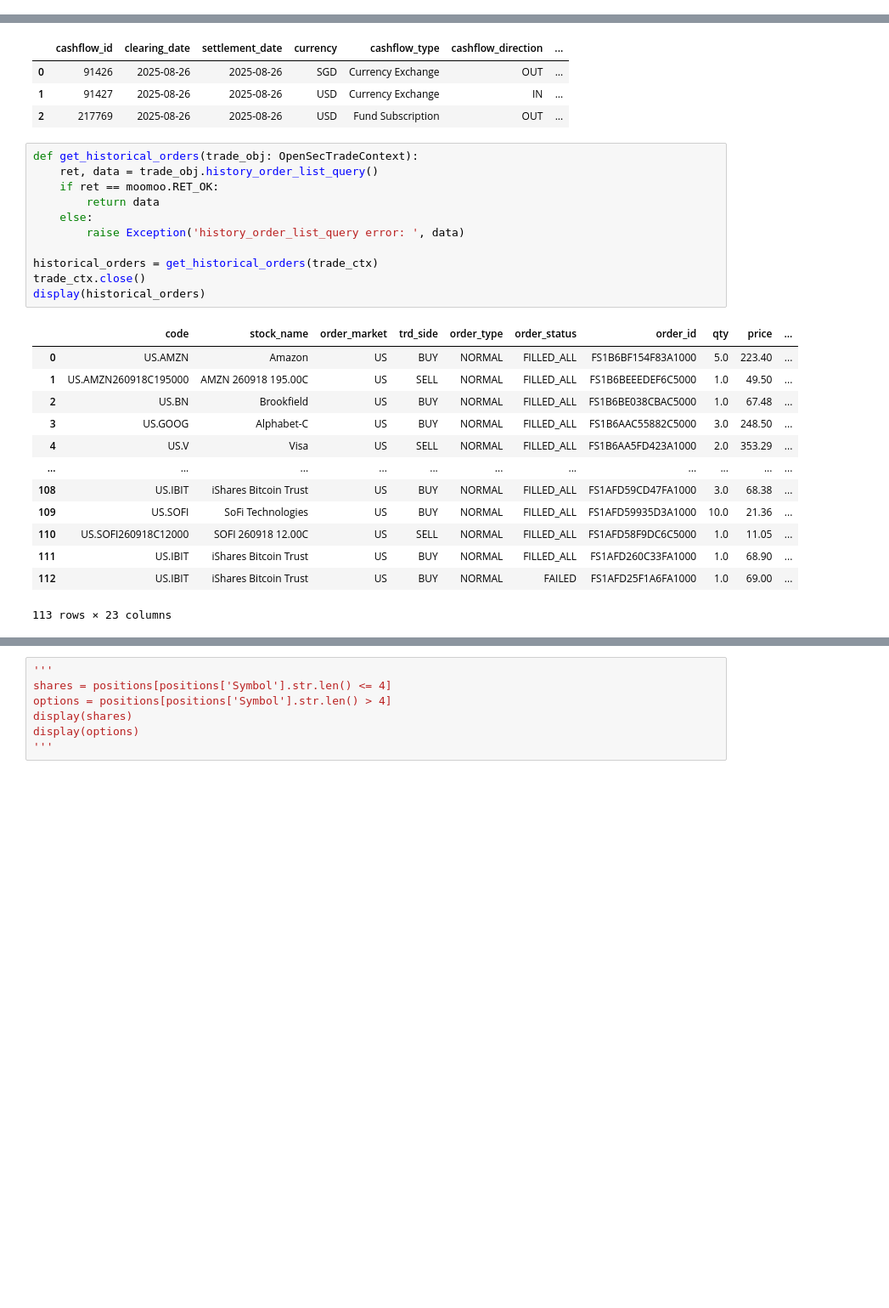
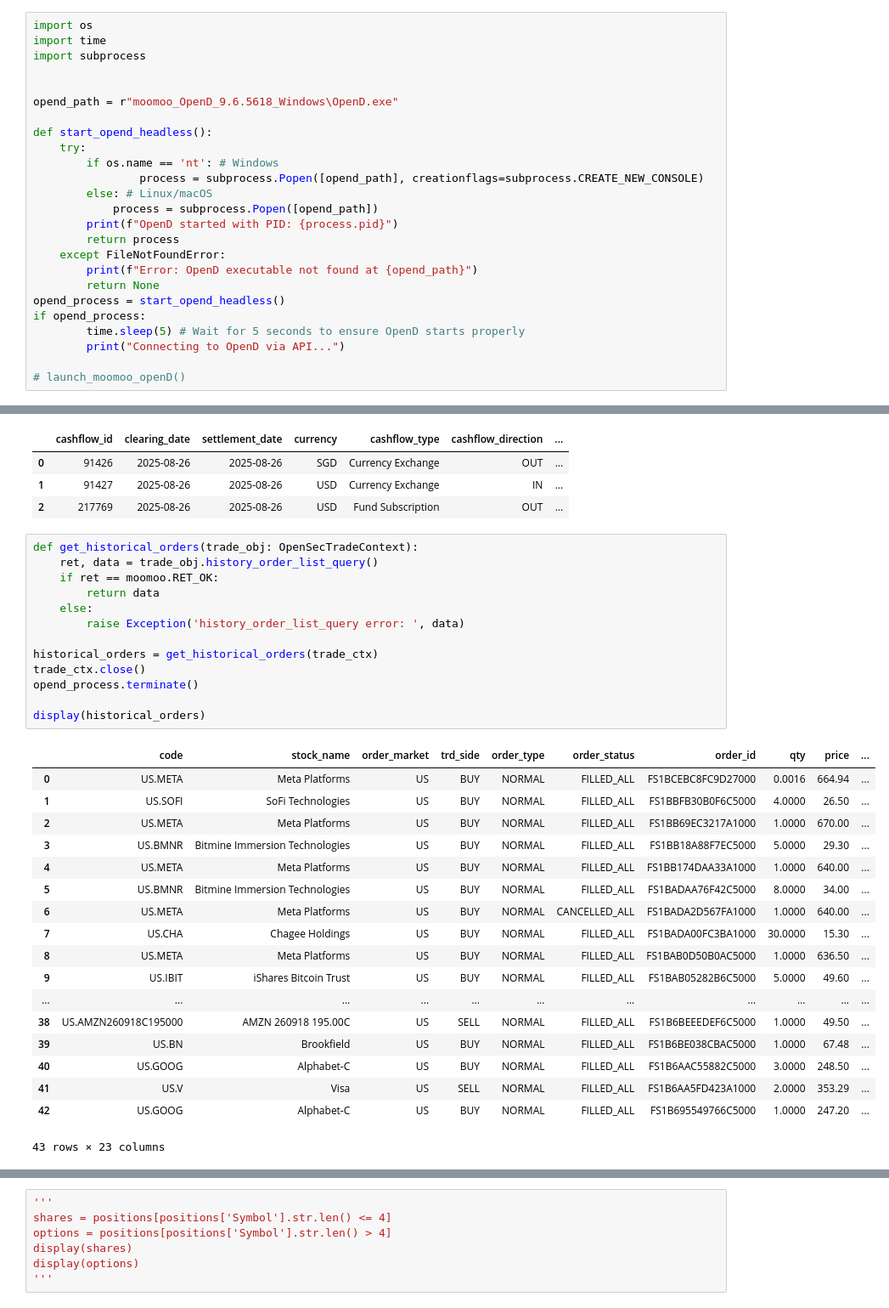
Before and after one commit to chuahengli/Stock-Portfolio-project, a Jupyter notebook: moomoo_api.ipynb, the cells around one changed output, grey strips where cells are left out. Shown at 85% size. Saved outputs shown, nothing was run; the diff lists cells and outputs as text; blank space fills up the shorter version.

Commit message:
"Update .gitignore to exclude .env and moomoo_OpenD_9.6.5618_Windows/ directory and added moomoo api without GUI"

```diff
--- a/moomoo_api.ipynb
+++ b/moomoo_api.ipynb
@@ -0,0 +1,25 @@
+# %%
+import os
+import time
+import subprocess
+
+
+opend_path = r"moomoo_OpenD_9.6.5618_Windows\OpenD.exe"
+
+def start_opend_headless():
+    try:
+        if os.name == 'nt': # Windows
+                process = subprocess.Popen([opend_path], creationflags=subprocess.CREATE_NEW_CONSOLE)
+        else: # Linux/macOS
+            process = subprocess.Popen([opend_path])
+        print(f"OpenD started with PID: {process.pid}")
+        return process
+    except FileNotFoundError:
+        print(f"Error: OpenD executable not found at {opend_path}")
+        return None
+opend_process = start_opend_headless()
+if opend_process:
+        time.sleep(5) # Wait for 5 seconds to ensure OpenD starts properly
+        print("Connecting to OpenD via API...")
+
+# launch_moomoo_openD()
@@ -109,28 +135,35 @@ cashflow = account_cashflow(trade_ctx, date='2025-08-26')
 # %%
 def get_historical_orders(trade_obj: OpenSecTradeContext):
     ret, data = trade_obj.history_order_list_query()
     if ret == moomoo.RET_OK:
         return data
     else:
         raise Exception('history_order_list_query error: ', data)
 
 historical_orders = get_historical_orders(trade_ctx)
 trade_ctx.close()
+opend_process.terminate()
+
 display(historical_orders)
 # %% [output]
 |  | code | stock_name | order_market | trd_side | order_type | order_status | order_id | qty | price | ... |
-| 0 | US.AMZN | Amazon | US | BUY | NORMAL | FILLED_ALL | FS1B6BF154F83A1000 | 5.0 | 223.40 | ... |
-| 1 | US.AMZN260918C195000 | AMZN 260918 195.00C | US | SELL | NORMAL | FILLED_ALL | FS1B6BEEEDEF6C5000 | 1.0 | 49.50 | ... |
-| 2 | US.BN | Brookfield | US | BUY | NORMAL | FILLED_ALL | FS1B6BE038CBAC5000 | 1.0 | 67.48 | ... |
-| 3 | US.GOOG | Alphabet-C | US | BUY | NORMAL | FILLED_ALL | FS1B6AAC55882C5000 | 3.0 | 248.50 | ... |
-| 4 | US.V | Visa | US | SELL | NORMAL | FILLED_ALL | FS1B6AA5FD423A1000 | 2.0 | 353.29 | ... |
+| 0 | US.META | Meta Platforms | US | BUY | NORMAL | FILLED_ALL | FS1BCEBC8FC9D27000 | 0.0016 | 664.94 | ... |
+| 1 | US.SOFI | SoFi Technologies | US | BUY | NORMAL | FILLED_ALL | FS1BBFB30B0F6C5000 | 4.0000 | 26.50 | ... |
+| 2 | US.META | Meta Platforms | US | BUY | NORMAL | FILLED_ALL | FS1BB69EC3217A1000 | 1.0000 | 670.00 | ... |
+| 3 | US.BMNR | Bitmine Immersion Technologies | US | BUY | NORMAL | FILLED_ALL | FS1BB18A88F7EC5000 | 5.0000 | 29.30 | ... |
+| 4 | US.META | Meta Platforms | US | BUY | NORMAL | FILLED_ALL | FS1BB174DAA33A1000 | 1.0000 | 640.00 | ... |
+| 5 | US.BMNR | Bitmine Immersion Technologies | US | BUY | NORMAL | FILLED_ALL | FS1BADAA76F42C5000 | 8.0000 | 34.00 | ... |
+| 6 | US.META | Meta Platforms | US | BUY | NORMAL | CANCELLED_ALL | FS1BADA2D567FA1000 | 1.0000 | 640.00 | ... |
+| 7 | US.CHA | Chagee Holdings | US | BUY | NORMAL | FILLED_ALL | FS1BADA00FC3BA1000 | 30.0000 | 15.30 | ... |
+| 8 | US.META | Meta Platforms | US | BUY | NORMAL | FILLED_ALL | FS1BAB0D50B0AC5000 | 1.0000 | 636.50 | ... |
+| 9 | US.IBIT | iShares Bitcoin Trust | US | BUY | NORMAL | FILLED_ALL | FS1BAB05282B6C5000 | 5.0000 | 49.60 | ... |
 | ... | ... | ... | ... | ... | ... | ... | ... | ... | ... | ... |
-| 108 | US.IBIT | iShares Bitcoin Trust | US | BUY | NORMAL | FILLED_ALL | FS1AFD59CD47FA1000 | 3.0 | 68.38 | ... |
-| 109 | US.SOFI | SoFi Technologies | US | BUY | NORMAL | FILLED_ALL | FS1AFD59935D3A1000 | 10.0 | 21.36 | ... |
-| 110 | US.SOFI260918C12000 | SOFI 260918 12.00C | US | SELL | NORMAL | FILLED_ALL | FS1AFD58F9DC6C5000 | 1.0 | 11.05 | ... |
-| 111 | US.IBIT | iShares Bitcoin Trust | US | BUY | NORMAL | FILLED_ALL | FS1AFD260C33FA1000 | 1.0 | 68.90 | ... |
-| 112 | US.IBIT | iShares Bitcoin Trust | US | BUY | NORMAL | FAILED | FS1AFD25F1A6FA1000 | 1.0 | 69.00 | ... |
+| 38 | US.AMZN260918C195000 | AMZN 260918 195.00C | US | SELL | NORMAL | FILLED_ALL | FS1B6BEEEDEF6C5000 | 1.0000 | 49.50 | ... |
+| 39 | US.BN | Brookfield | US | BUY | NORMAL | FILLED_ALL | FS1B6BE038CBAC5000 | 1.0000 | 67.48 | ... |
+| 40 | US.GOOG | Alphabet-C | US | BUY | NORMAL | FILLED_ALL | FS1B6AAC55882C5000 | 3.0000 | 248.50 | ... |
+| 41 | US.V | Visa | US | SELL | NORMAL | FILLED_ALL | FS1B6AA5FD423A1000 | 2.0000 | 353.29 | ... |
+| 42 | US.GOOG | Alphabet-C | US | BUY | NORMAL | FILLED_ALL | FS1B695549766C5000 | 1.0000 | 247.20 | ... |
-113 rows × 23 columns
+43 rows × 23 columns
 # %%
 filter_list = ['total_assets','securities_assets', 'fund_assets','bond_assets','cash','pending_asset','frozen_cash','avl_withdrawal_cash','risk_status',
                'us_cash', 'us_avl_withdrawal_cash','usd_net_cash_power','usd_assets',
```
Also changed, not shown: parts of 13 cells of this notebook, 1 other file.
